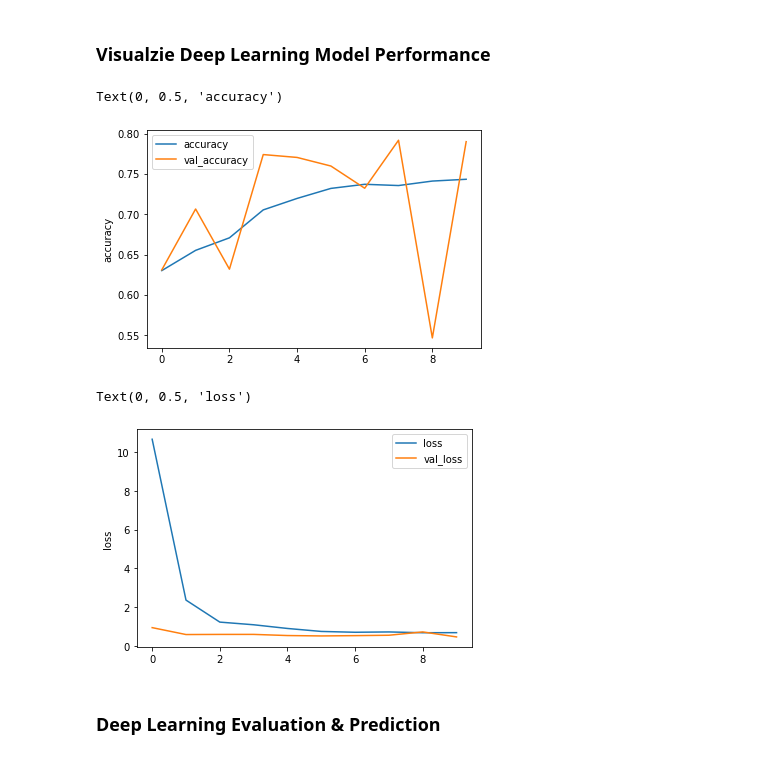
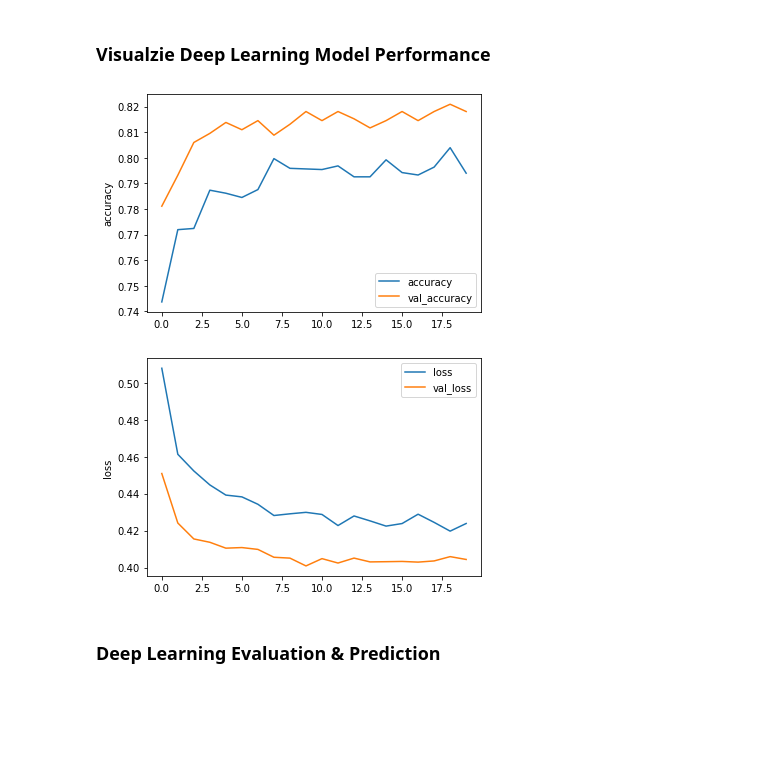
Before and after one commit to ehannell/customer_retention, a Jupyter notebook: Model/customer_retention_model.ipynb, the cells around one changed output. Saved outputs shown, nothing was run; the diff lists cells and outputs as text; code cells hidden in the pictures; blank space fills up the shorter version.

```diff
--- a/Model/customer_retention_model.ipynb
+++ b/Model/customer_retention_model.ipynb
@@ -1084,0 +1201,7 @@ Epoch 10/10
+# %%
+#Transform data to numpy
+X_train_np = np.asarray(X_train)
+y_train_np = np.asarray(y_train)
+# %%
+#define normalization
+normalize = preprocessing.Normalization()
@@ -1084,0 +1217,17 @@ Epoch 10/10
+# %%
+dl_model_normalized = keras.Sequential([
+    normalize,
+    keras.layers.Dropout(0.2),
+    keras.layers.Dense(23, activation='relu'),
+    keras.layers.Dense(15, activation='relu'),
+    keras.layers.Dense(1, activation='sigmoid')
+])
+# %%
+dl_model_normalized.compile(optimizer='adam',
+                loss='binary_crossentropy',
+                metrics=['accuracy'])
+
+norm_model_history = dl_model_normalized.fit(x=X_train_np,
+                             y=y_train_np,
+                             epochs=20,
+                             validation_split=0.25)
@@ -1085,20 +1252,10 @@ Epoch 10/10
 # %% [markdown]
 ### Visualzie Deep Learning Model Performance
-# %%
-# Visualize accuracy history
-df_result = pd.DataFrame(model_history.history)
-df_result[['accuracy', 'val_accuracy']].plot()
-plt.ylabel('accuracy')
-# %% [output]
-Text(0, 0.5, 'accuracy')
-[figure, removed]
-# %%
-# Visualize loss history
-df_result[['loss', 'val_loss']].plot()
-plt.ylabel('loss')
-# %% [output]
-Text(0, 0.5, 'loss')
-[figure, removed]
+# %%
+dl_visualize(norm_model_history)
+# %% [output]
+[figure, added]
+[figure, added]
 # %% [markdown]
 ### Deep Learning Evaluation & Prediction
 # %%
```
Also changed, not shown: parts of 56 cells of this notebook, 1 other file.
